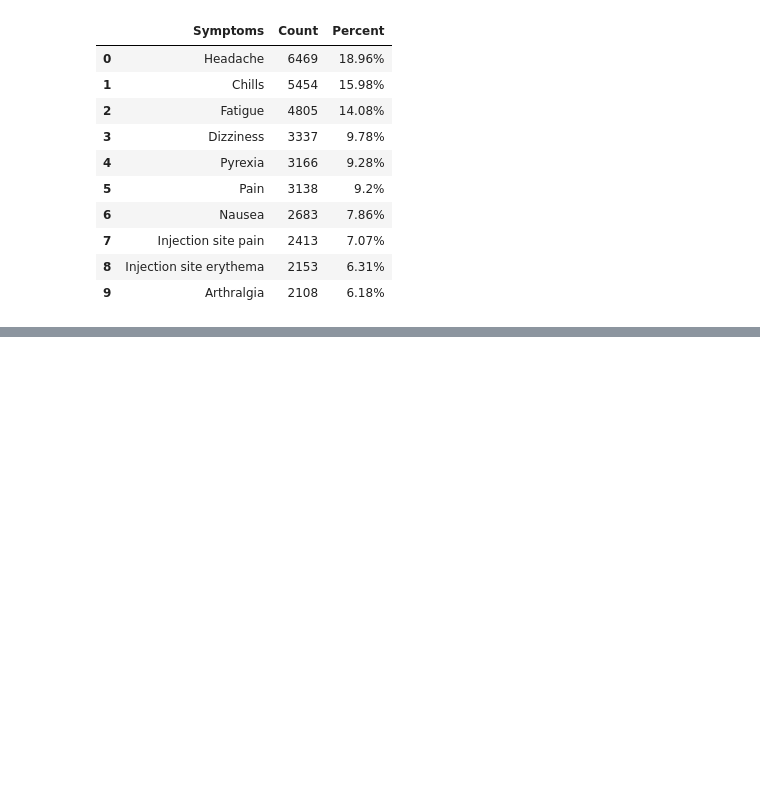
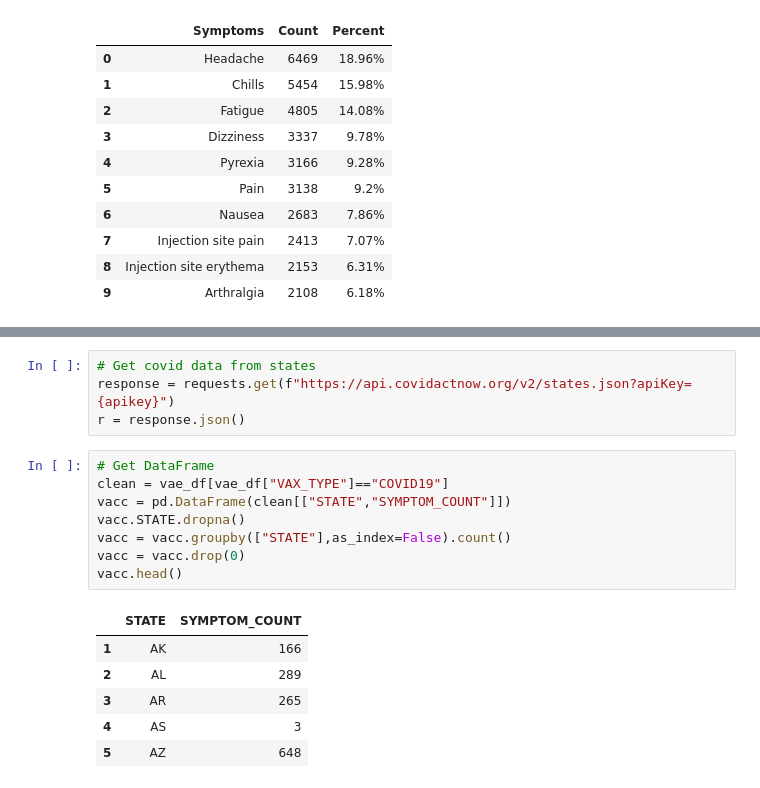
Before and after one commit to verocastillo/vae-watcher, a Jupyter notebook: machine-learning/linear-analysis.ipynb, the cells around one changed output, grey strips where cells are left out. Cells and saved outputs as stored; diff of their text form; blank space fills up the shorter version.

```diff
--- a/machine-learning/linear-analysis.ipynb
+++ b/machine-learning/linear-analysis.ipynb
@@ -348,0 +363,19 @@ top10df
+# %%
+# Get covid data from states
+response = requests.get(f"https://api.covidactnow.org/v2/states.json?apiKey={apikey}")
+r = response.json()
+# %%
+# Get DataFrame
+clean = vae_df[vae_df["VAX_TYPE"]=="COVID19"]
+vacc = pd.DataFrame(clean[["STATE","SYMPTOM_COUNT"]])
+vacc.STATE.dropna()
+vacc = vacc.groupby(["STATE"],as_index=False).count()
+vacc = vacc.drop(0)
+vacc.head()
+# %% [output]
+|  | STATE | SYMPTOM_COUNT |
+| 1 | AK | 166 |
+| 2 | AL | 289 |
+| 3 | AR | 265 |
+| 4 | AS | 3 |
+| 5 | AZ | 648 |
```
Also changed, not shown: parts of 10 cells of this notebook.
